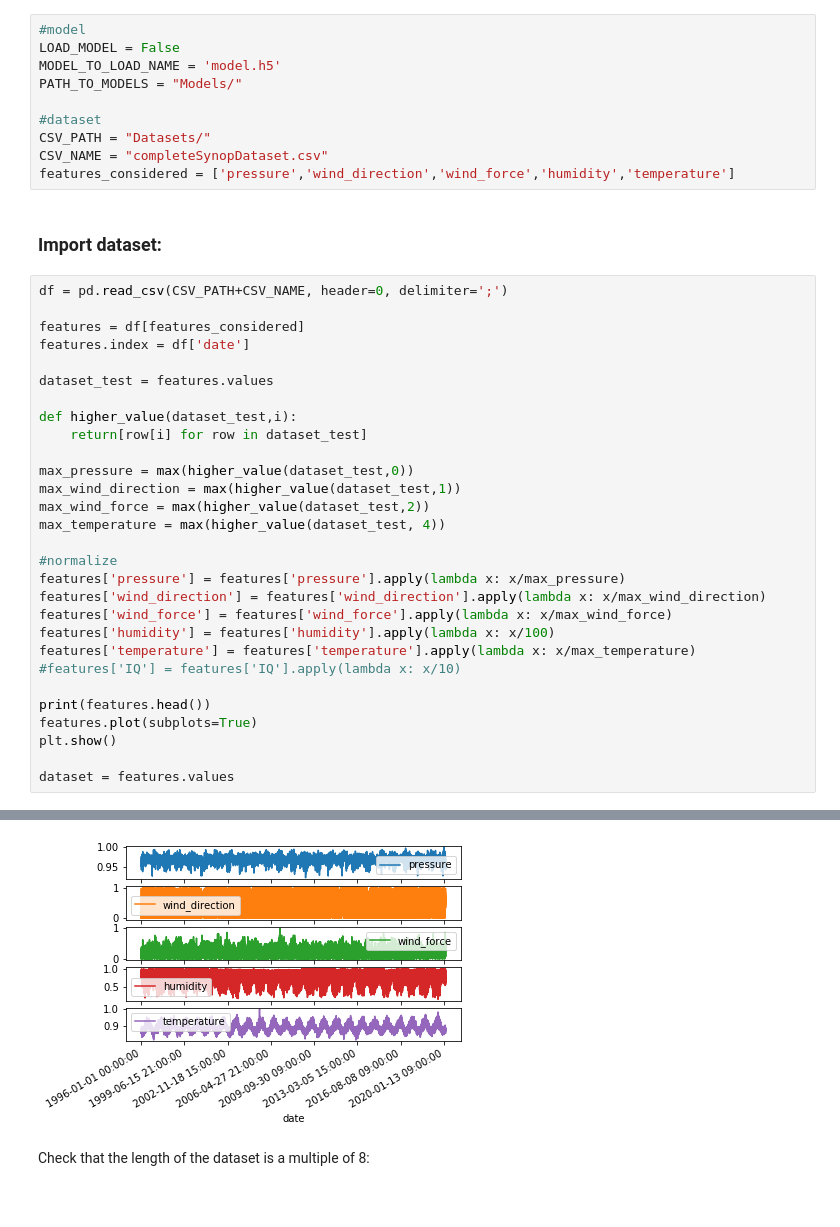
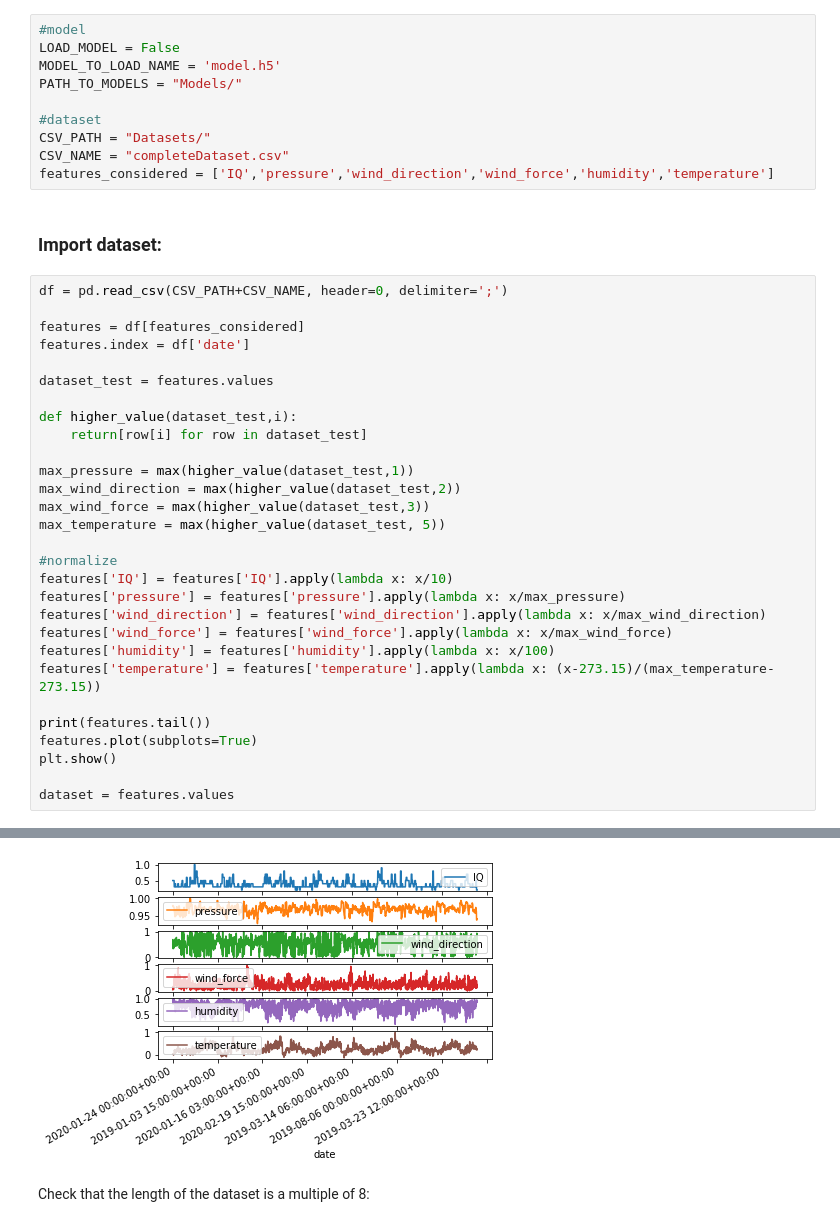
Before and after one commit to AlexandreVerept/AirIQ2, a Jupyter notebook: 0_ResearchWork/4_SecondModel/SecondModel.ipynb, the cells around one changed output, grey strips where cells are left out. Cells and saved outputs as stored; diff of their text form.

```diff
--- a/0_ResearchWork/4_SecondModel/SecondModel.ipynb
+++ b/0_ResearchWork/4_SecondModel/SecondModel.ipynb
@@ -36,8 +35,8 @@ PATH_TO_MODELS = "Models/"
 
 #dataset
 CSV_PATH = "Datasets/"
-CSV_NAME = "completeSynopDataset.csv"
-features_considered = ['pressure','wind_direction','wind_force','humidity','temperature']
+CSV_NAME = "completeDataset.csv"
+features_considered = ['IQ','pressure','wind_direction','wind_force','humidity','temperature']
 # %% [markdown]
 ### Import dataset:
 # %%
@@ -51,20 +50,20 @@ dataset_test = features.values
 def higher_value(dataset_test,i):
     return[row[i] for row in dataset_test]
 
-max_pressure = max(higher_value(dataset_test,0))
-max_wind_direction = max(higher_value(dataset_test,1))
-max_wind_force = max(higher_value(dataset_test,2))
-max_temperature = max(higher_value(dataset_test, 4))
+max_pressure = max(higher_value(dataset_test,1))
+max_wind_direction = max(higher_value(dataset_test,2))
+max_wind_force = max(higher_value(dataset_test,3))
+max_temperature = max(higher_value(dataset_test, 5))
 
 #normalize
+features['IQ'] = features['IQ'].apply(lambda x: x/10)
 features['pressure'] = features['pressure'].apply(lambda x: x/max_pressure)
 features['wind_direction'] = features['wind_direction'].apply(lambda x: x/max_wind_direction)
 features['wind_force'] = features['wind_force'].apply(lambda x: x/max_wind_force)
 features['humidity'] = features['humidity'].apply(lambda x: x/100)
-features['temperature'] = features['temperature'].apply(lambda x: x/max_temperature)
-#features['IQ'] = features['IQ'].apply(lambda x: x/10)
+features['temperature'] = features['temperature'].apply(lambda x: (x-273.15)/(max_temperature-273.15))
 
-print(features.head())
+print(features.tail())
 features.plot(subplots=True)
 plt.show()
 
@@ -108,4 +104,4 @@ date
-[figure, old version]
+[figure, new version]
 # %% [markdown]
 Check that the length of the dataset is a multiple of 8:
 # %%
```
Also changed, not shown: parts of 7 cells of this notebook, 3 other files.
